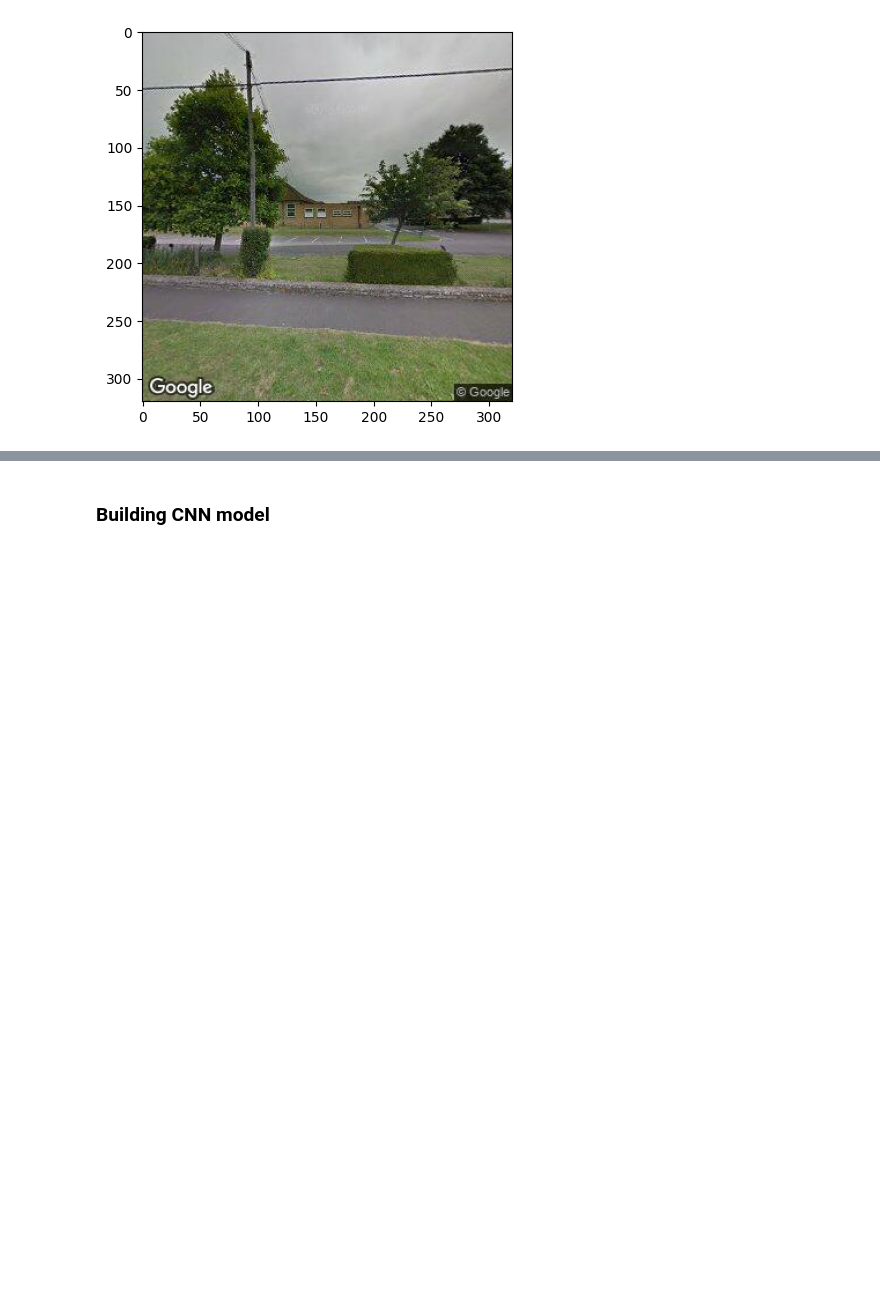
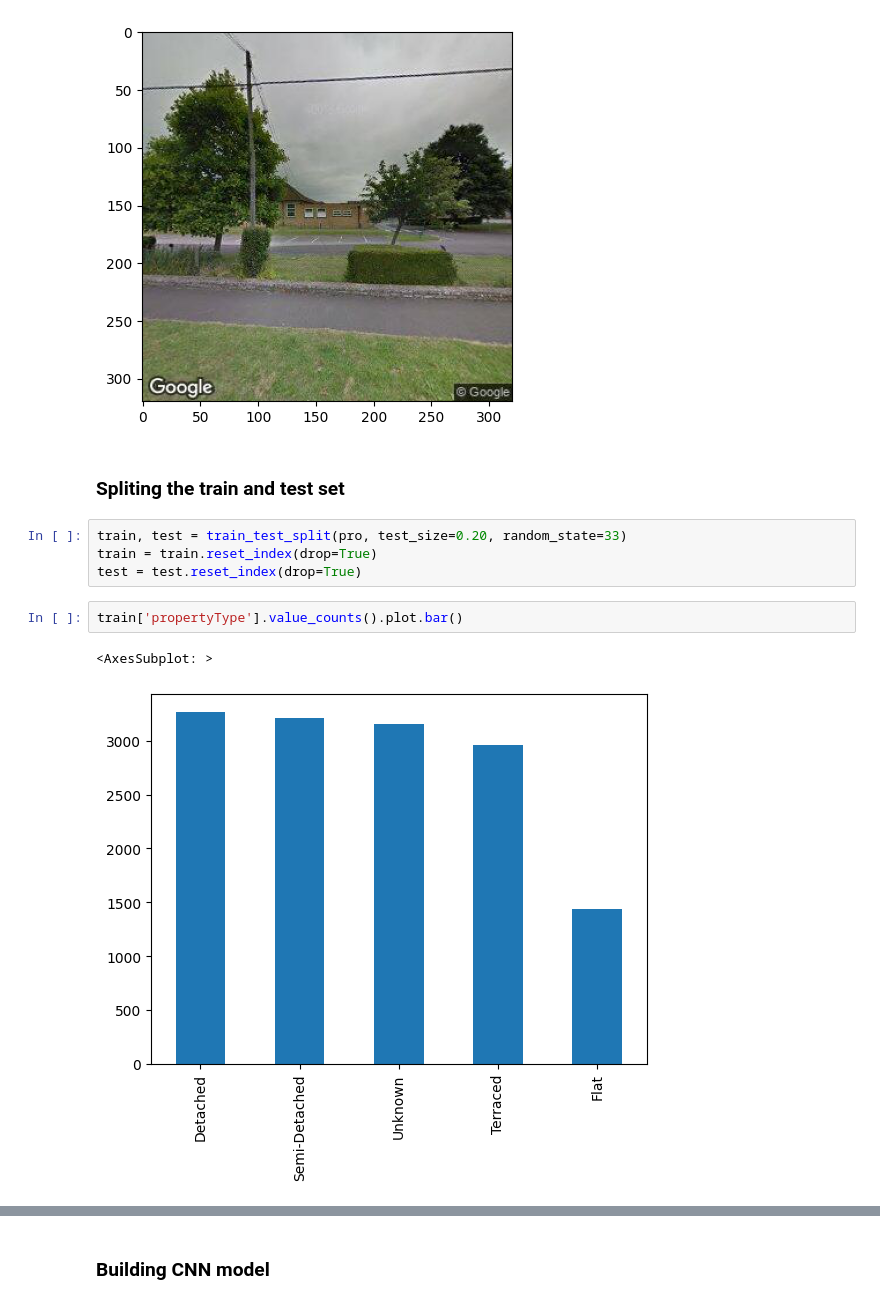
Before and after one commit to StaceyTf1999/graduateproject1_housetype.predicting, a Jupyter notebook: housing_predicting.ipynb, the cells around one changed output, grey strips where cells are left out. Saved outputs shown, nothing was run; the diff lists cells and outputs as text; blank space fills up the shorter version.

```diff
--- a/housing_predicting.ipynb
+++ b/housing_predicting.ipynb
@@ -38,3 +44,14 @@ plt.imshow(image)
 # %% [output]
 <matplotlib.image.AxesImage at 0x...>
 [figure]
+# %% [markdown]
+### Spliting the train and test set
+# %%
+train, test = train_test_split(pro, test_size=0.20, random_state=33)
+train = train.reset_index(drop=True)
+test = test.reset_index(drop=True)
+# %%
+train['propertyType'].value_counts().plot.bar()
+# %% [output]
+<AxesSubplot: >
+[figure, added]
```
Also changed, not shown: parts of 7 cells of this notebook.
